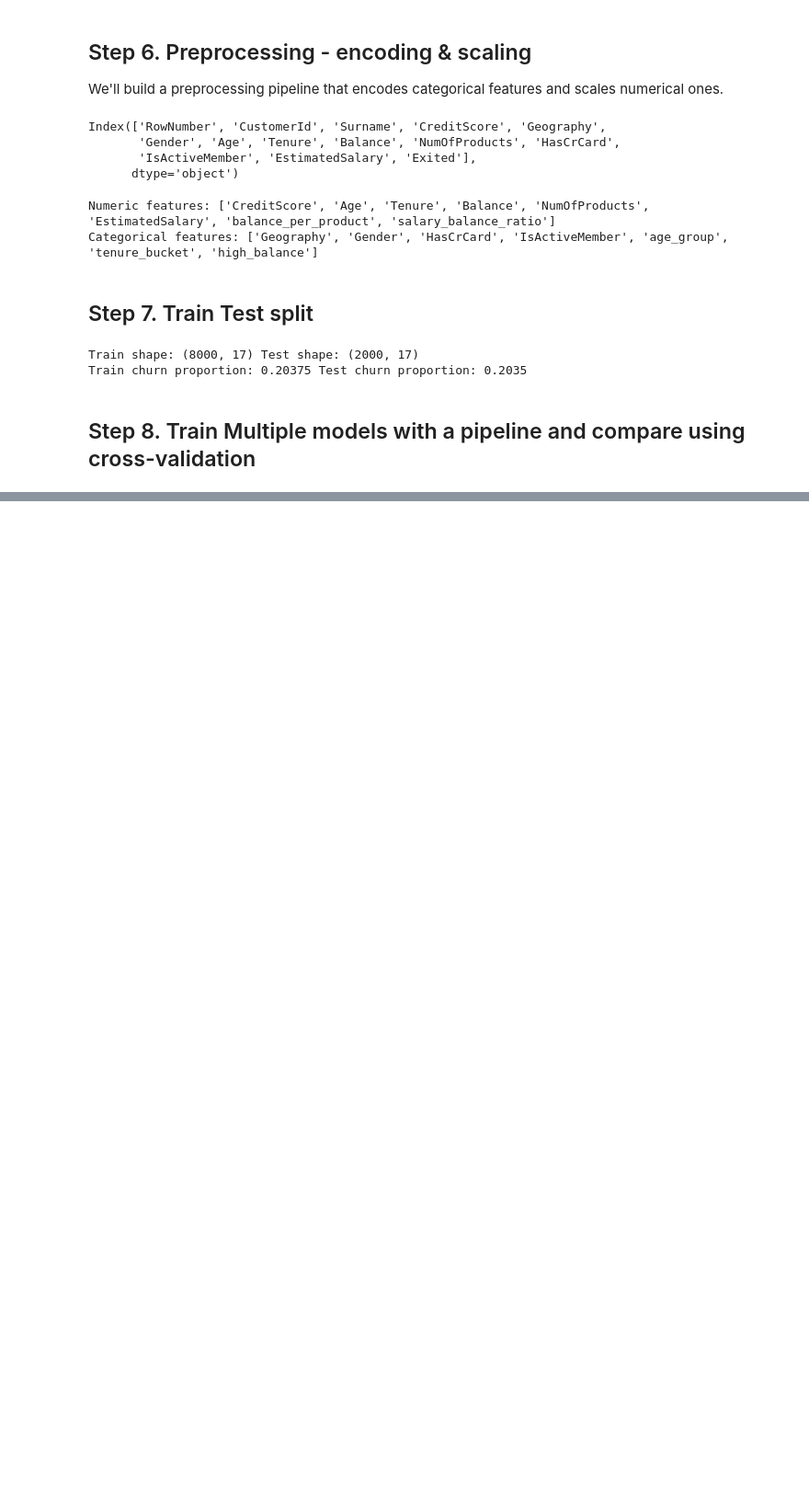
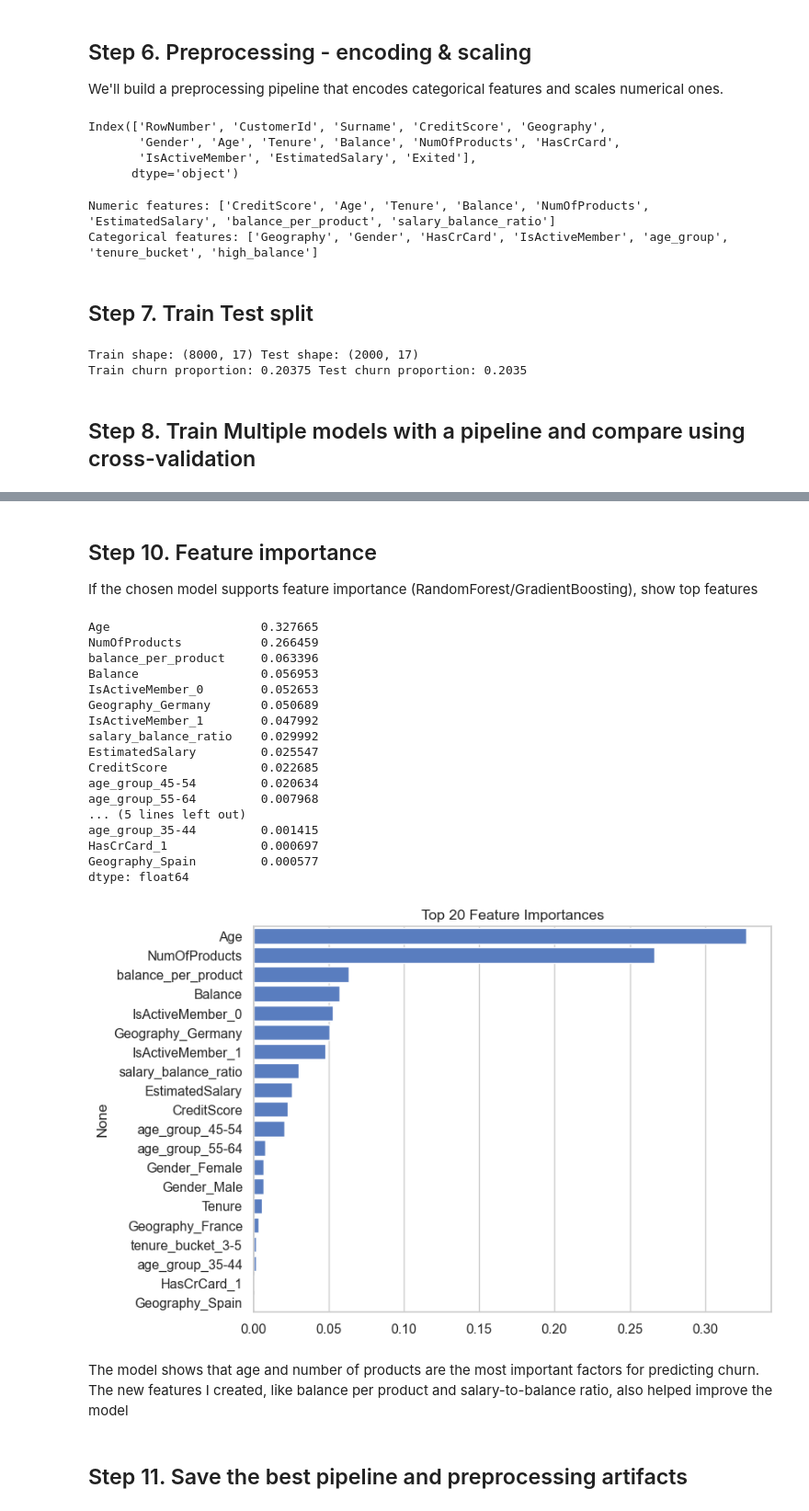
Before and after one commit to Shadh-muhammed/banking_customers_churn_prediction, a Jupyter notebook: notebooks/analysis.ipynb, the cells around one changed output, grey strips where cells are left out. Shown at 92% size. Saved outputs shown, nothing was run; the diff lists cells and outputs as text; code cells hidden in the pictures; blank space fills up the shorter version.

```diff
--- a/notebooks/analysis.ipynb
+++ b/notebooks/analysis.ipynb
@@ -582,0 +705,40 @@ Train churn proportion: 0.20375 Test churn proportion: 0.2035
+# %% [markdown]
+## Step 10. Feature importance
+If the chosen model supports feature importance (RandomForest/GradientBoosting), show top features
+# %%
+if hasattr(best_pipeline.named_steps['classifier'], 'feature_importances_'):
+    num_feats = numeric_features
+    cat_feats = list(best_pipeline.named_steps['preprocessor'].transformers_[1][1].named_steps['onehot'].get_feature_names_out(categorical_features))
+    feature_names = num_feats + cat_feats
+    importances = best_pipeline.named_steps['classifier'].feature_importances_
+    fi = pd.Series(importances, index=feature_names).sort_values(ascending=False)[:20]
+    display(fi)
+    plt.figure(figsize=(8,6))
+    sns.barplot(x=fi.values, y=fi.index)
+    plt.title('Top 20 Feature Importances')
+    plt.show()
+else:
+    print('Selected model does not provide feature_importances_ attribute.')
+# %% [output]
+Age                     0.327665
+NumOfProducts           0.266459
+balance_per_product     0.063396
+Balance                 0.056953
+IsActiveMember_0        0.052653
+Geography_Germany       0.050689
+IsActiveMember_1        0.047992
+salary_balance_ratio    0.029992
+EstimatedSalary         0.025547
+CreditScore             0.022685
+age_group_45-54         0.020634
+age_group_55-64         0.007968
+... (5 lines left out)
+age_group_35-44         0.001415
+HasCrCard_1             0.000697
+Geography_Spain         0.000577
+dtype: float64
+[figure, added]
+# %% [markdown]
+The model shows that age and number of products are the most important factors for predicting churn. The new features I created, like balance per product and salary-to-balance ratio, also helped improve the model
+# %% [markdown]
+## Step 11. Save the best pipeline and preprocessing artifacts
```
Also changed, not shown: parts of 10 cells of this notebook.
